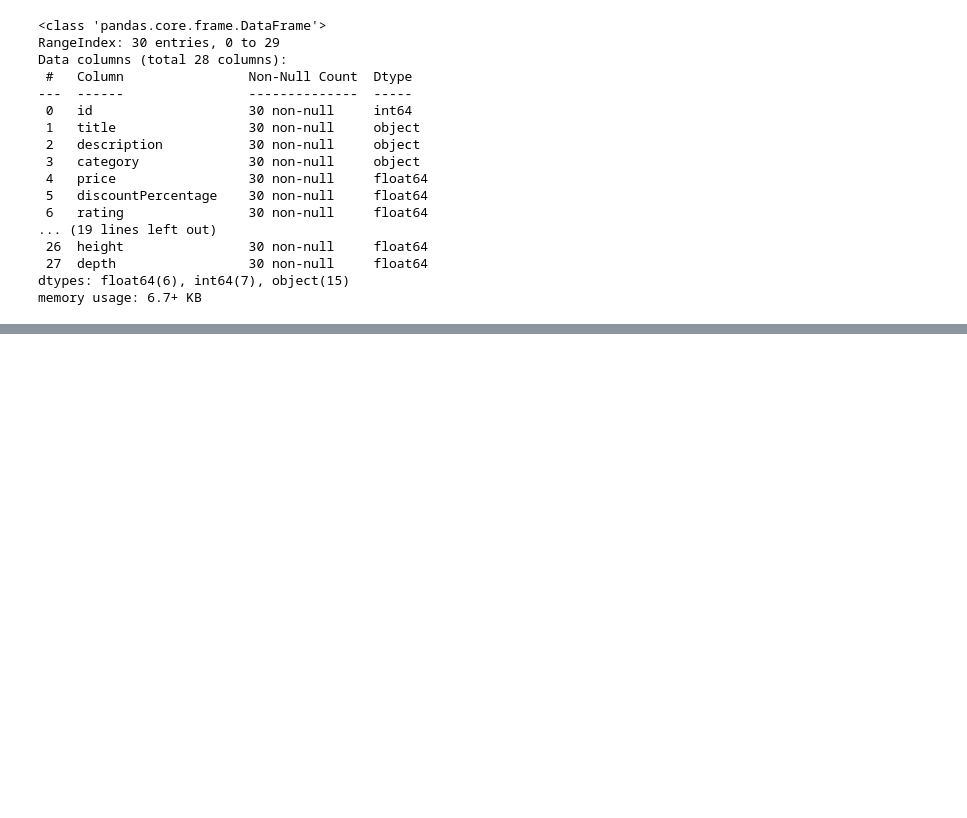
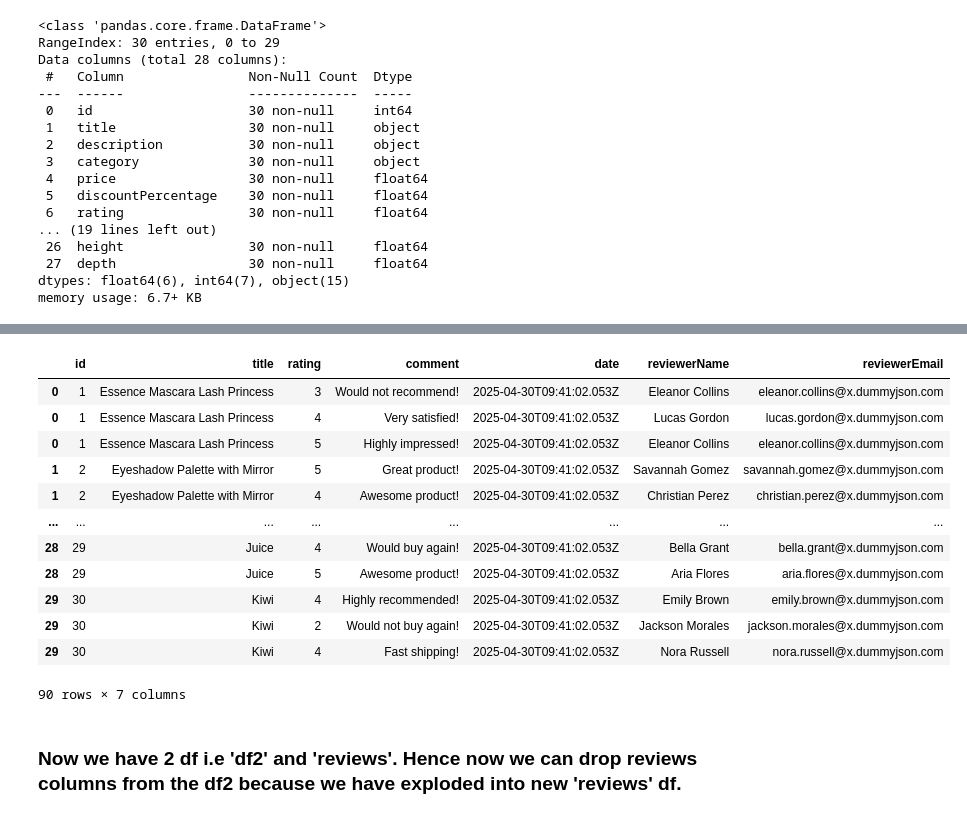
Before and after one commit to theaditya24/COMPLETE-PYTHON-FOR-DATA-ANALYTICS, a Jupyter notebook: API.ipynb, the cells around one changed output, grey strips where cells are left out. Drawn from its saved outputs; the diff is of its cells as text; code cells hidden in the pictures; blank space fills up the shorter version.

```diff
--- a/API.ipynb
+++ b/API.ipynb
@@ -504,0 +618,2 @@ memory usage: 6.7+ KB
+# %%
+reviews = df2[['id','title','reviews']].explode("reviews")
@@ -504,0 +636,20 @@ memory usage: 6.7+ KB
+# %%
+reviews = pd.concat([reviews.drop("reviews", axis=1), reviews["reviews"].apply(pd.Series) ], axis=1)
+# %%
+reviews
+# %% [output]
+|  | id | title | rating | comment | date | reviewerName | reviewerEmail |
+| 0 | 1 | Essence Mascara Lash Princess | 3 | Would not recommend! | 2025-04-30T09:41:02.053Z | Eleanor Collins | eleanor.collins@x.dummyjson.com |
+| 0 | 1 | Essence Mascara Lash Princess | 4 | Very satisfied! | 2025-04-30T09:41:02.053Z | Lucas Gordon | lucas.gordon@x.dummyjson.com |
+| 0 | 1 | Essence Mascara Lash Princess | 5 | Highly impressed! | 2025-04-30T09:41:02.053Z | Eleanor Collins | eleanor.collins@x.dummyjson.com |
+| 1 | 2 | Eyeshadow Palette with Mirror | 5 | Great product! | 2025-04-30T09:41:02.053Z | Savannah Gomez | savannah.gomez@x.dummyjson.com |
+| 1 | 2 | Eyeshadow Palette with Mirror | 4 | Awesome product! | 2025-04-30T09:41:02.053Z | Christian Perez | christian.perez@x.dummyjson.com |
+| ... | ... | ... | ... | ... | ... | ... | ... |
+| 28 | 29 | Juice | 4 | Would buy again! | 2025-04-30T09:41:02.053Z | Bella Grant | bella.grant@x.dummyjson.com |
+| 28 | 29 | Juice | 5 | Awesome product! | 2025-04-30T09:41:02.053Z | Aria Flores | aria.flores@x.dummyjson.com |
+| 29 | 30 | Kiwi | 4 | Highly recommended! | 2025-04-30T09:41:02.053Z | Emily Brown | emily.brown@x.dummyjson.com |
+| 29 | 30 | Kiwi | 2 | Would not buy again! | 2025-04-30T09:41:02.053Z | Jackson Morales | jackson.morales@x.dummyjson.com |
+| 29 | 30 | Kiwi | 4 | Fast shipping! | 2025-04-30T09:41:02.053Z | Nora Russell | nora.russell@x.dummyjson.com |
+90 rows × 7 columns
+# %% [markdown]
+### Now we have 2 df i.e 'df2' and 'reviews'. Hence now we can drop reviews columns from the df2 because we have exploded into new 'reviews' df.
```
Also changed, not shown: parts of 50 cells of this notebook.
